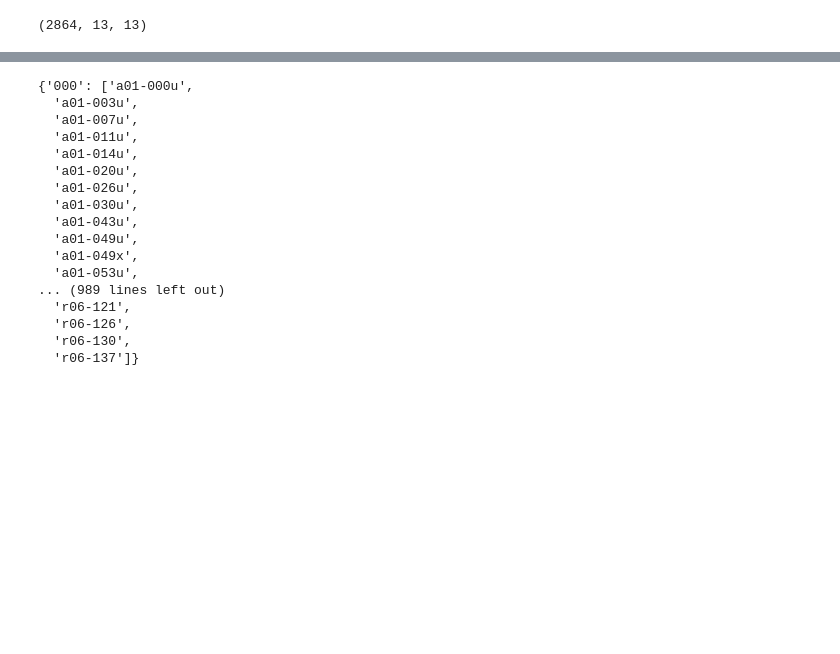
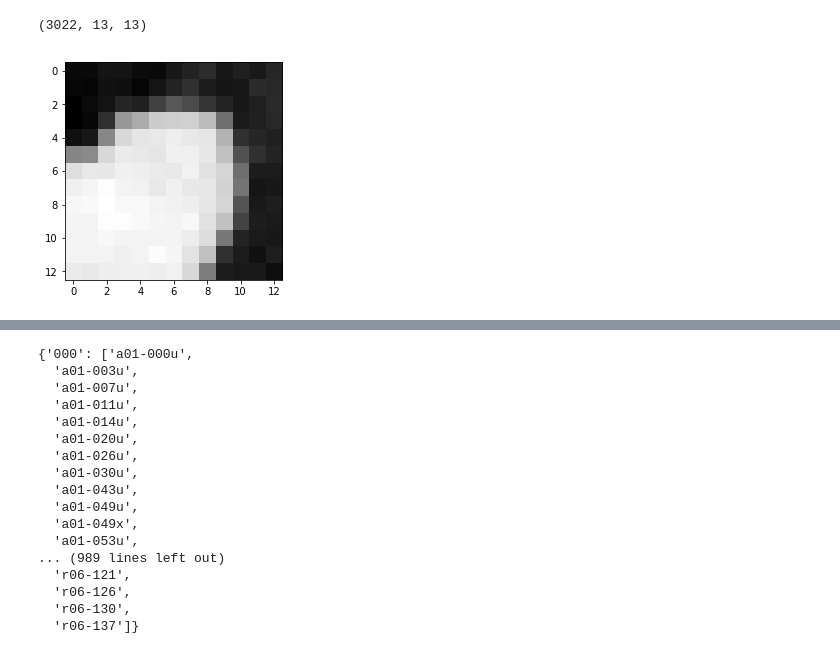
Before and after one commit to karashily/WriterRecognition, a Jupyter notebook: Preprocessing+Windows.ipynb, the cells around one changed output, grey strips where cells are left out. Saved outputs shown, nothing was run; the diff lists cells and outputs as text; code cells hidden in the pictures; blank space fills up the shorter version.

```diff
--- a/Preprocessing+Windows.ipynb
+++ b/Preprocessing+Windows.ipynb
@@ -11,9 +12,13 @@ from repo.windows import *
 # %%
-img = cv2.imread("s.png", 0)[620:2790]
+img = cv2.imread("train/000-000.jpg", 0)
 # %%
-windows = getWindows(img=img, windowL=13)
+windows = getWindows2(img=img, windowL=13)
+windows.shape
+# %% [output]
+(3022, 13, 13)
-# %%
-windows.shape
-# %% [output]
-(2864, 13, 13)
+# %%
+plt.imshow(windows[2222], 'gray')
+plt.show()
+# %% [output]
+[figure, added]
 # %%
```
Also changed, not shown: parts of 13 cells of this notebook, 6 other files.
